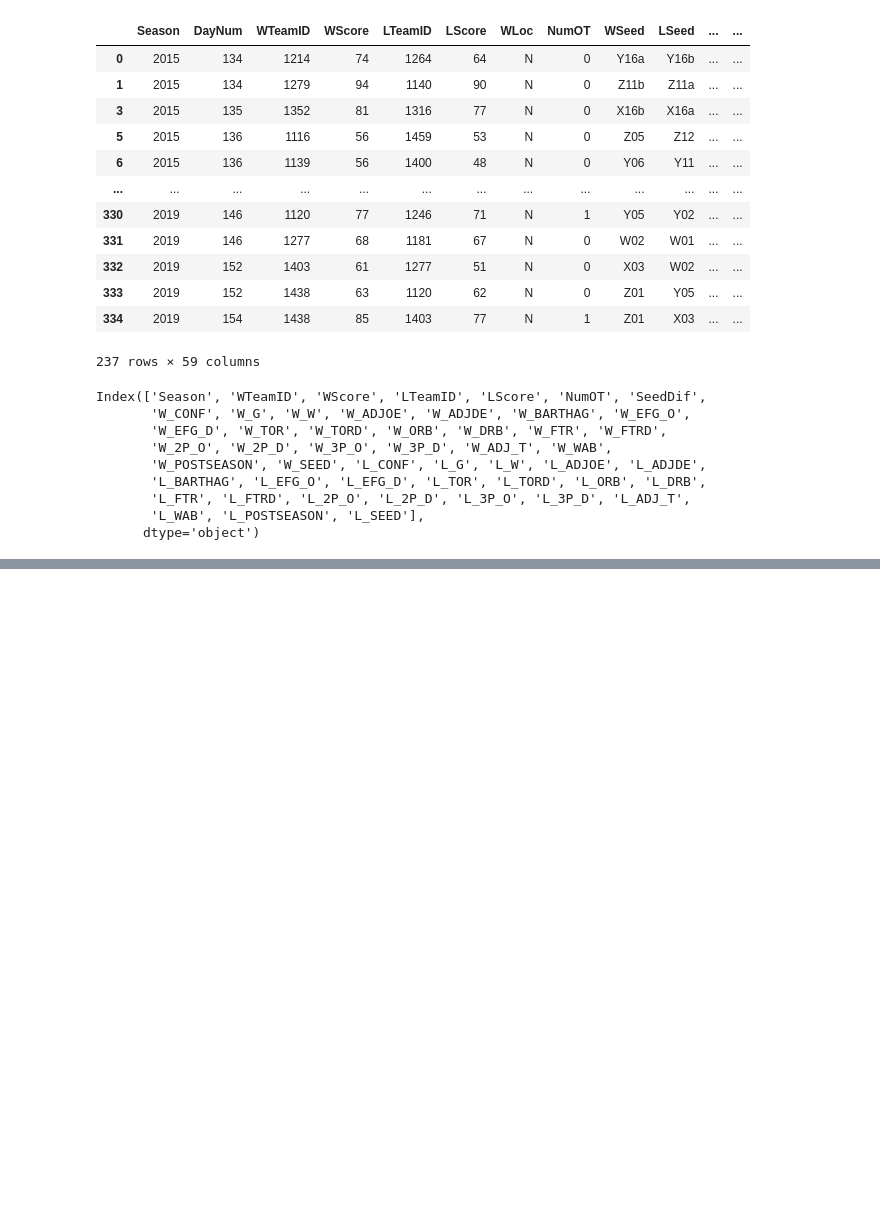
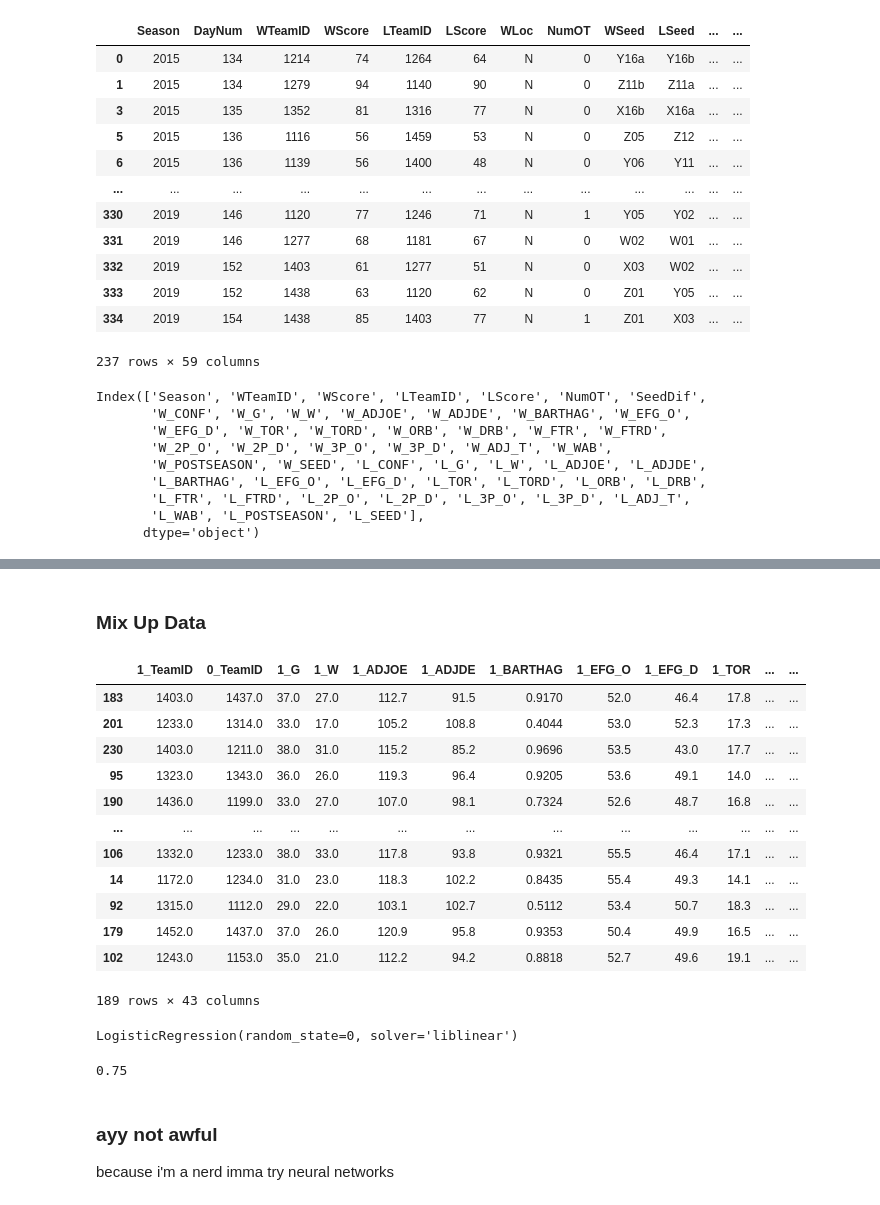
Before and after one commit to maxwnewcomer/minneMUDAC2021, a Jupyter notebook: analysis.ipynb, the cells around one changed output, grey strips where cells are left out. Drawn from its saved outputs; the diff is of its cells as text; code cells hidden in the pictures; blank space fills up the shorter version.

```diff
--- a/analysis.ipynb
+++ b/analysis.ipynb
@@ -327,0 +271,2 @@ randomdf
+# %% [markdown]
+### Mix Up Data
@@ -327,0 +318,38 @@ randomdf
+# %%
+X = randomdf[['1_TeamID', '0_TeamID', '1_G', '1_W', '1_ADJOE', '1_ADJDE',
+       '1_BARTHAG', '1_EFG_O', '1_EFG_D', '1_TOR', '1_TORD', '1_ORB', '1_DRB',
+       '1_FTR', '1_FTRD', '1_2P_O', '1_2P_D', '1_3P_O', '1_3P_D', '1_ADJ_T',
+       '1_WAB', '1_SEED', '0_G', '0_W', '0_ADJOE', '0_ADJDE', '0_BARTHAG',
+       '0_EFG_O', '0_EFG_D', '0_TOR', '0_TORD', '0_ORB', '0_DRB', '0_FTR',
+       '0_FTRD', '0_2P_O', '0_2P_D', '0_3P_O', '0_3P_D', '0_ADJ_T', '0_WAB',
+       '0_SEED', 'oneMinusZeroSeed']]
+y = randomdf[['Winning_Team']]
+X_train, X_test, y_train, y_test = train_test_split(X, y, test_size=0.2, random_state=42)
+X_train
+# %% [output]
+|  | 1_TeamID | 0_TeamID | 1_G | 1_W | 1_ADJOE | 1_ADJDE | 1_BARTHAG | 1_EFG_O | 1_EFG_D | 1_TOR | ... | ... |
+| 183 | 1403.0 | 1437.0 | 37.0 | 27.0 | 112.7 | 91.5 | 0.9170 | 52.0 | 46.4 | 17.8 | ... | ... |
+| 201 | 1233.0 | 1314.0 | 33.0 | 17.0 | 105.2 | 108.8 | 0.4044 | 53.0 | 52.3 | 17.3 | ... | ... |
+| 230 | 1403.0 | 1211.0 | 38.0 | 31.0 | 115.2 | 85.2 | 0.9696 | 53.5 | 43.0 | 17.7 | ... | ... |
+| 95 | 1323.0 | 1343.0 | 36.0 | 26.0 | 119.3 | 96.4 | 0.9205 | 53.6 | 49.1 | 14.0 | ... | ... |
+| 190 | 1436.0 | 1199.0 | 33.0 | 27.0 | 107.0 | 98.1 | 0.7324 | 52.6 | 48.7 | 16.8 | ... | ... |
+| ... | ... | ... | ... | ... | ... | ... | ... | ... | ... | ... | ... | ... |
+| 106 | 1332.0 | 1233.0 | 38.0 | 33.0 | 117.8 | 93.8 | 0.9321 | 55.5 | 46.4 | 17.1 | ... | ... |
+| 14 | 1172.0 | 1234.0 | 31.0 | 23.0 | 118.3 | 102.2 | 0.8435 | 55.4 | 49.3 | 14.1 | ... | ... |
+| 92 | 1315.0 | 1112.0 | 29.0 | 22.0 | 103.1 | 102.7 | 0.5112 | 53.4 | 50.7 | 18.3 | ... | ... |
+| 179 | 1452.0 | 1437.0 | 37.0 | 26.0 | 120.9 | 95.8 | 0.9353 | 50.4 | 49.9 | 16.5 | ... | ... |
+| 102 | 1243.0 | 1153.0 | 35.0 | 21.0 | 112.2 | 94.2 | 0.8818 | 52.7 | 49.6 | 19.1 | ... | ... |
+189 rows × 43 columns
+# %%
+clf = LogisticRegression(random_state=0, solver='liblinear')
+clf.fit(X_train, y_train.values.ravel())
+# %% [output]
+LogisticRegression(random_state=0, solver='liblinear')
+# %%
+clf.score(X_test, y_test.values.ravel())
+# %% [output]
+0.75
+# %% [markdown]
+### ayy not awful
+
+because i'm a nerd imma try neural networks
```
Also changed, not shown: parts of 16 cells of this notebook.
